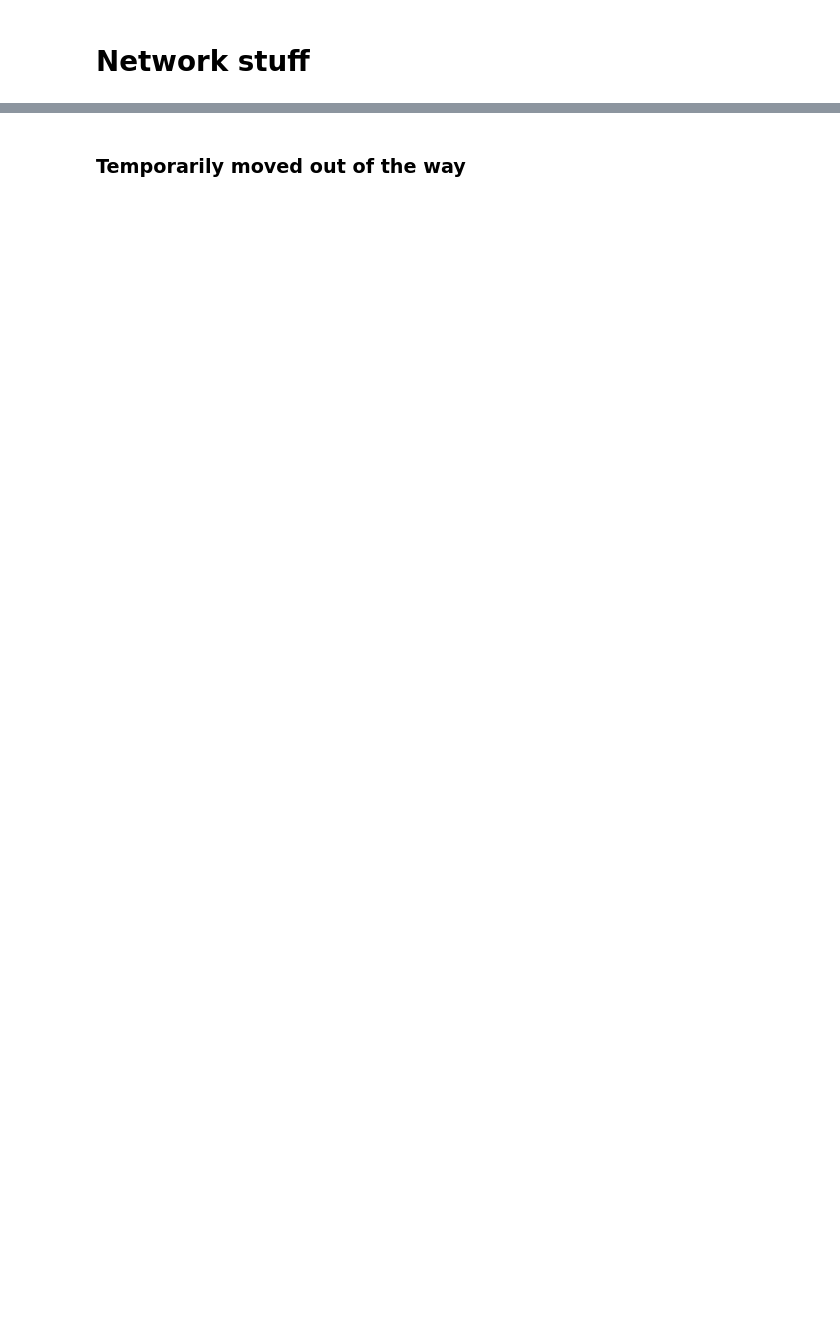
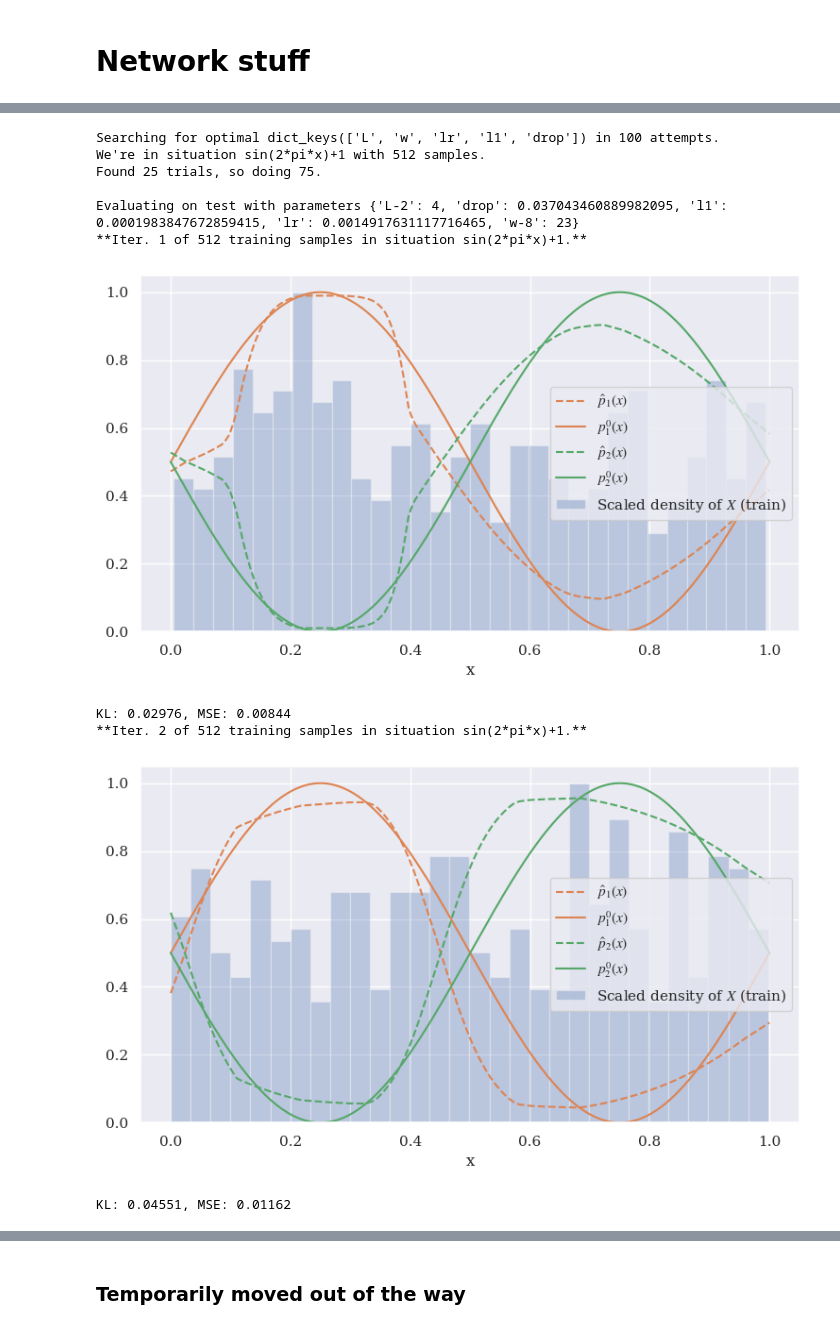
Before and after one commit to bramotten/Testing-NN-Classification-Theory, a Jupyter notebook: Everything.ipynb, the cells around one changed output, grey strips where cells are left out. Saved outputs shown, nothing was run; the diff lists cells and outputs as text; code cells hidden in the pictures; blank space fills up the shorter version.

```diff
--- a/Everything.ipynb
+++ b/Everything.ipynb
@@ -252,0 +396,14 @@ def initialize_model(train, hidden_widths=[16, 16, 16, 16], drop=.1, l1=.0005):
+# %%
+evaluate_params(situation, 512, test, n_repeats=2, opt_evals=100)
+# %% [output]
+Searching for optimal dict_keys(['L', 'w', 'lr', 'l1', 'drop']) in 100 attempts.
+We're in situation sin(2*pi*x)+1 with 512 samples.
+Found 25 trials, so doing 75.
+
+Evaluating on test with parameters {'L-2': 4, 'drop': 0.037043460889982095, 'l1': 0.0001983847672859415, 'lr': 0.0014917631117716465, 'w-8': 23}
+**Iter. 1 of 512 training samples in situation sin(2*pi*x)+1.**
+[figure, added]
+KL: 0.02976, MSE: 0.00844
+**Iter. 2 of 512 training samples in situation sin(2*pi*x)+1.**
+[figure, added]
+KL: 0.04551, MSE: 0.01162
```
Also changed, not shown: parts of 15 cells of this notebook, 11 other files.
